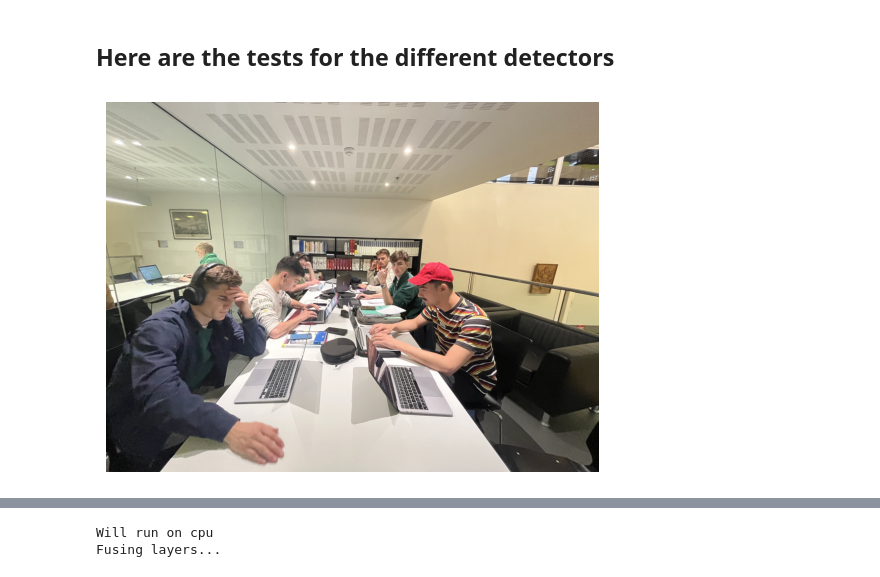
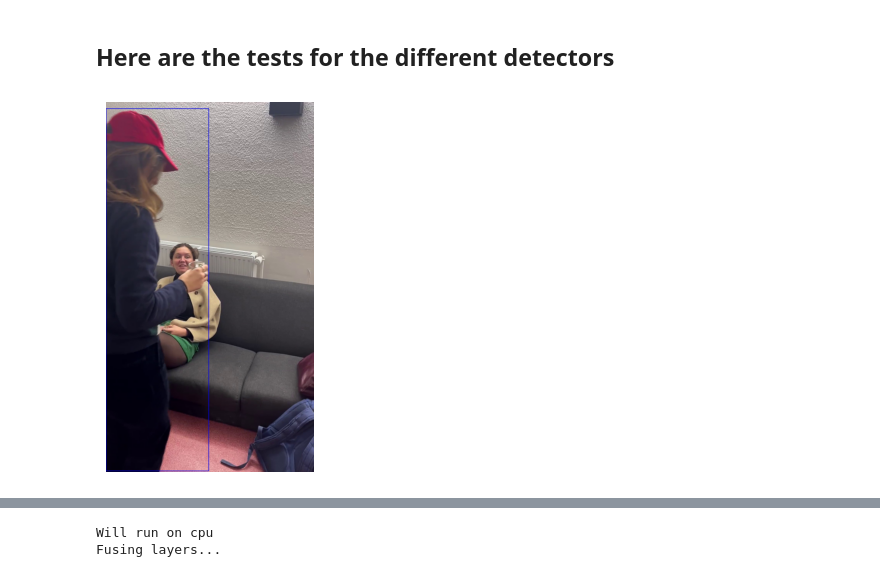
Before and after one commit to Mathixx/INF573-MakeBenardDisappear, a Jupyter notebook: test_detectors.ipynb, the cells around one changed output, grey strips where cells are left out. Saved outputs shown, nothing was run; the diff lists cells and outputs as text; code cells hidden in the pictures.

```diff
--- a/test_detectors.ipynb
+++ b/test_detectors.ipynb
@@ -69,11 +69,11 @@ def display_images_in_grid(images):
 # Example usage:
 # images = [img1, img2, ..., img9]  # List of 9 images as numpy arrays in BGR format
 # display_images_in_grid(images)
-# %%
-test_image = cv2.imread('_test_data/IMG_4792.jpeg')
-imshow(test_image)
-# %% [output]
-[figure, removed]
+# %%
+test_image = cv2.imread('/users/eleves-b/2022/mathias.perez/Desktop/INF573-MakeBenardDisappear/data/mathias.p/_test_data/output/IMG_4802_output/debugging/detector/frame_5.jpg')
+imshow(test_image)
+# %% [output]
+[figure, added]
 # %%
 """
 Test if the red cap detector correctly identifies a bounding box for a red cap.
```
Also changed, not shown: parts of 8 cells of this notebook, 12 other files.
